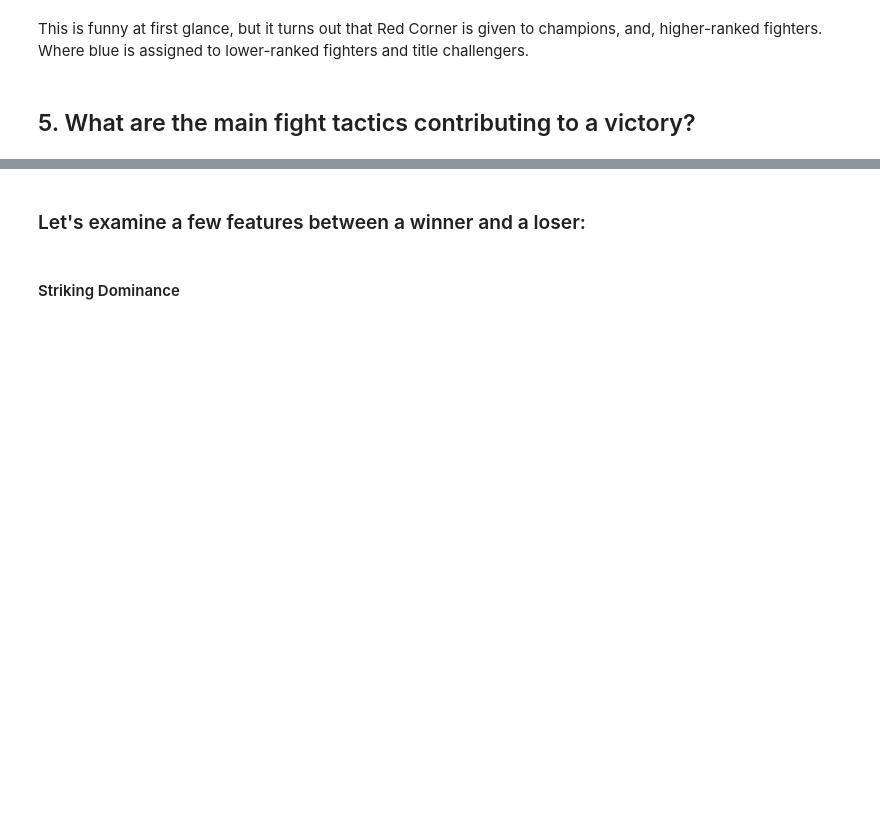
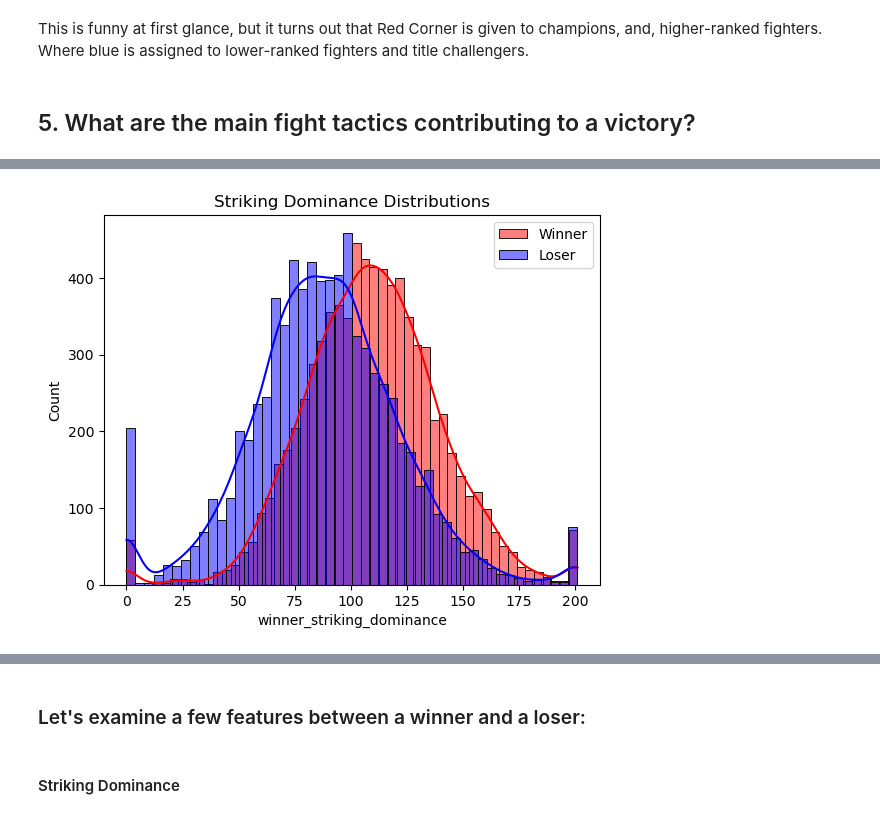
Before and after one commit to komaksym/UFC-DataLab, a Jupyter notebook: src/EDA/eda.ipynb, the cells around one changed output, grey strips where cells are left out. Cells and saved outputs as stored; diff of their text form; code cells hidden in the pictures; blank space fills up the shorter version.

```diff
--- a/src/EDA/eda.ipynb
+++ b/src/EDA/eda.ipynb
@@ -157,6 +30,0 @@ df.loc[:, 'loser_ctrl'] = pd.to_timedelta("00:" + df.loc[:, 'loser_ctrl']).dt.to
-# %%
-df.drop(['loser_sig_str', 'winner_total_str', 'loser_total_str', 'winner_sig_str',
-         'winner_TD', 'loser_TD', 'winner_sig_str_head', 'loser_sig_str_head',
-         'winner_sig_str_body', 'loser_sig_str_body', 'winner_sig_str_leg', 'loser_sig_str_leg',
-         'winner_sig_str_distance', 'loser_sig_str_distance', 'winner_sig_str_clinch',
-         'loser_sig_str_clinch', 'winner_sig_str_ground', 'loser_sig_str_ground'], axis=1, inplace=True)
@@ -165,11 +30,0 @@ df.drop(['loser_sig_str', 'winner_total_str', 'loser_total_str', 'winner_sig_str
-# %%
-def convert_dtypes(df):
-    start_idx = pd.Index(df.columns).get_loc('winner_KD')
-
-    for i in range(start_idx, len(df.columns)):
-        if df[df.columns[i]].dtype != float:
-            df[df.columns[i]] = df[df.columns[i]].astype(float)
-    return df
-
-# Applying
-df = convert_dtypes(df)
@@ -184,3 +30,0 @@ Let's engineer some additional features:
-# %%
-df['winner_striking_dominance'] = df['winner_KD'] + df['winner_sig_str_pct'] + df['winner_total_str_landed_pct']
-df['loser_striking_dominance'] = df['loser_KD'] + df['loser_sig_str_pct'] + df['loser_total_str_landed_pct']
@@ -189,3 +30,0 @@ df['loser_striking_dominance'] = df['loser_KD'] + df['loser_sig_str_pct'] + df['
-# %%
-df['winner_wrestling_dominance'] = df['winner_TD_pct'] + df['winner_sub_att'] + df['winner_rev']
-df['loser_wrestling_dominance'] = df['loser_TD_pct'] + df['loser_sub_att'] + df['loser_rev']
@@ -576,0 +430,11 @@ This is funny at first glance, but it turns out that Red Corner is given to cham
+# %%
+import seaborn as sns
+import matplotlib.pyplot as plt
+
+sns.histplot(df['winner_striking_dominance'], kde=True, color='red', label='Winner')
+sns.histplot(df['loser_striking_dominance'], kde=True, color='blue', label='Loser')
+plt.legend()
+plt.title("Striking Dominance Distributions")
+plt.show()
+# %% [output]
+[figure, added]
```
Also changed, not shown: parts of 52 cells of this notebook, 13 other files.
